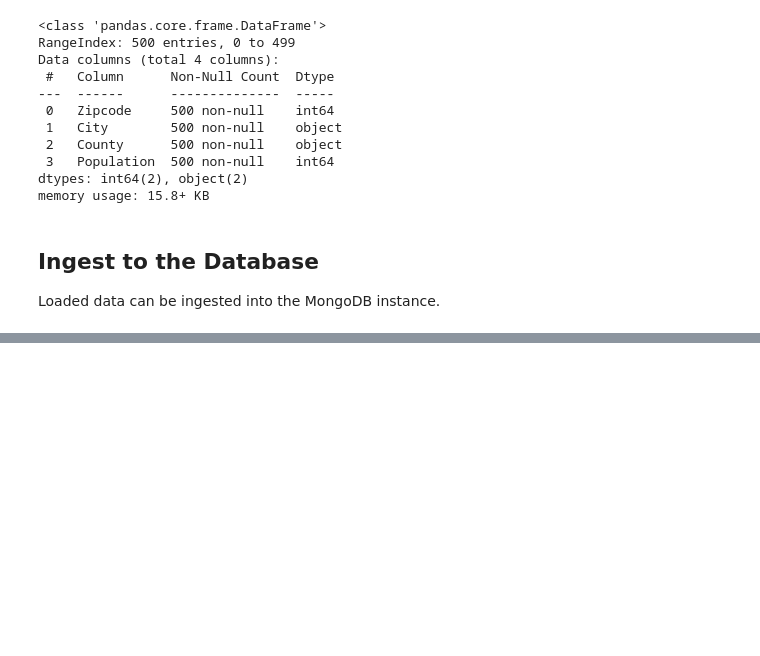
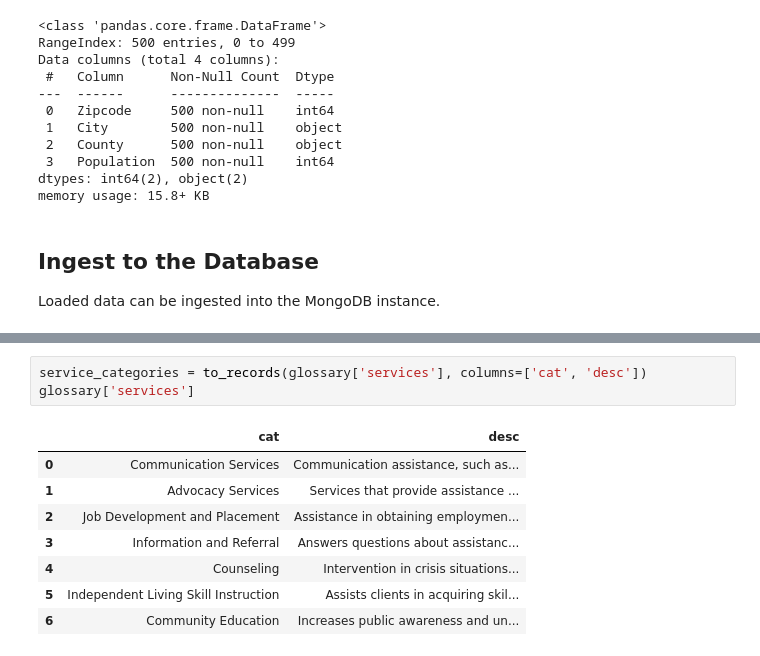
Before and after one commit to rimij405/ISTE612_Project, a Jupyter notebook: notebook/ingestion.ipynb, the cells around one changed output, grey strips where cells are left out. Drawn from its saved outputs; the diff is of its cells as text; blank space fills up the shorter version.

```diff
--- a/notebook/ingestion.ipynb
+++ b/notebook/ingestion.ipynb
@@ -265,0 +304,12 @@ https://www.datasciencelearner.com/insert-pandas-dataframe-into-mongodb/
+# %%
+service_categories = to_records(glossary['services'], columns=['cat', 'desc'])
+glossary['services']
+# %% [output]
+|  | cat | desc |
+| 0 | Communication Services | Communication assistance, such as... |
+| 1 | Advocacy Services | Services that provide assistance ... |
+| 2 | Job Development and Placement | Assistance in obtaining employmen... |
+| 3 | Information and Referral | Answers questions about assistanc... |
+| 4 | Counseling | Intervention in crisis situations... |
+| 5 | Independent Living Skill Instruction | Assists clients in acquiring skil... |
+| 6 | Community Education | Increases public awareness and un... |
```
Also changed, not shown: parts of 15 cells of this notebook, 1 other file.
